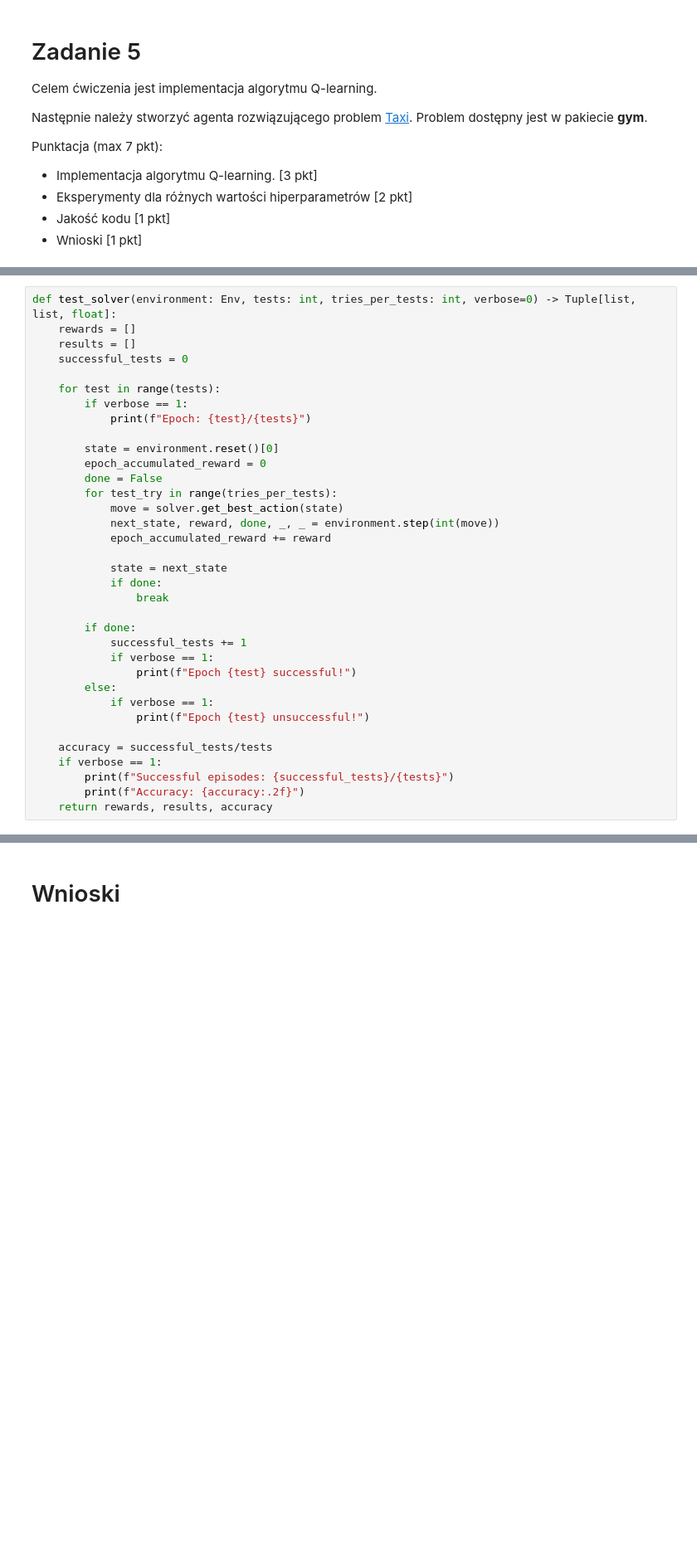
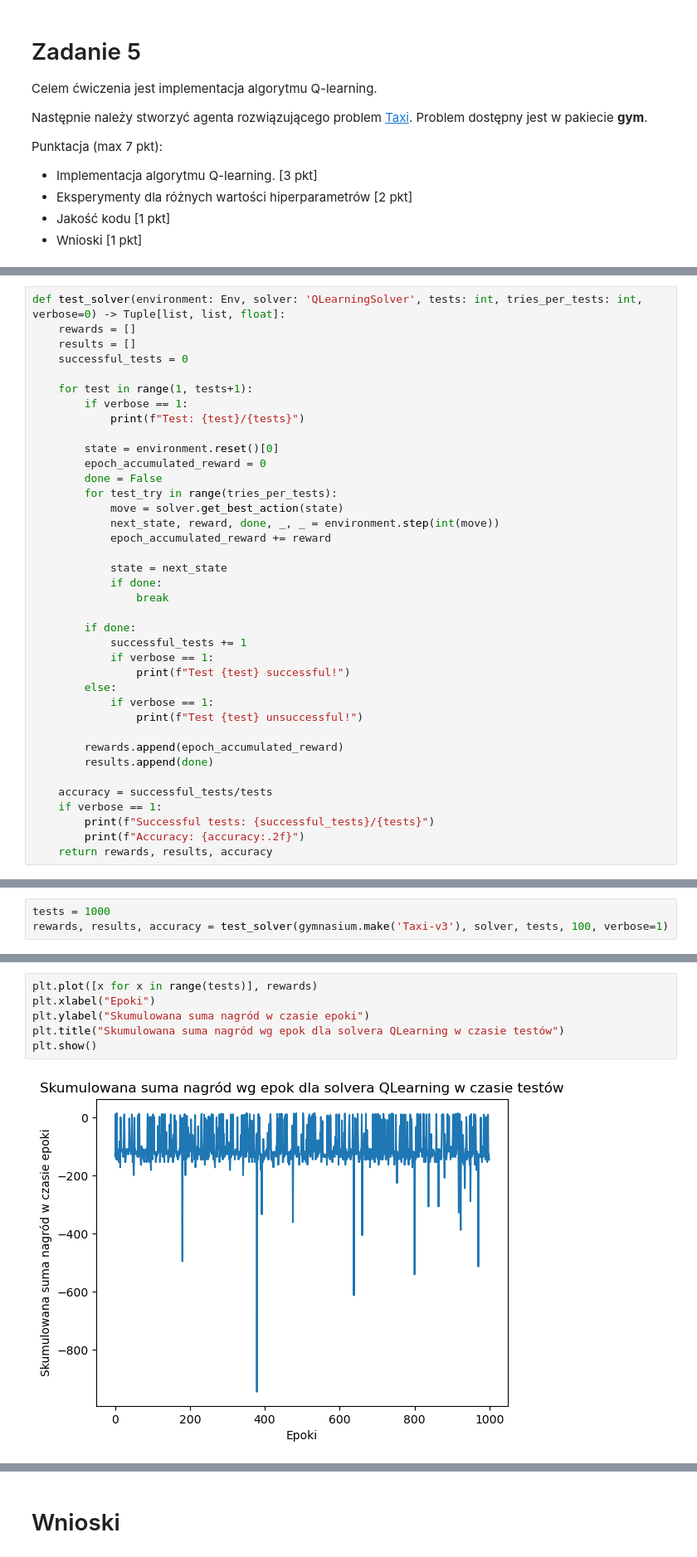
Before and after one commit to VisteK528/WSI, a Jupyter notebook: Exercise5/zad5.ipynb, the cells around one changed output, grey strips where cells are left out. Shown at 83% size. Saved outputs shown, nothing was run; the diff lists cells and outputs as text; blank space fills up the shorter version.

```diff
--- a/Exercise5/zad5.ipynb
+++ b/Exercise5/zad5.ipynb
@@ -113,14 +119,14 @@ def train(environment: Env, epochs: int, steps_per_epoch: int,
 
     return solver, rewards, results
 # %%
-def test_solver(environment: Env, tests: int, tries_per_tests: int, verbose=0) -> Tuple[list, list, float]:
+def test_solver(environment: Env, solver: 'QLearningSolver', tests: int, tries_per_tests: int, verbose=0) -> Tuple[list, list, float]:
     rewards = []
     results = []
     successful_tests = 0
 
-    for test in range(tests):
+    for test in range(1, tests+1):
         if verbose == 1:
-            print(f"Epoch: {test}/{tests}")
+            print(f"Test: {test}/{tests}")
 
         state = environment.reset()[0]
         epoch_accumulated_reward = 0
@@ -137,13 +143,16 @@ def test_solver(environment: Env, tests: int, tries_per_tests: int, verbose=0) -
         if done:
             successful_tests += 1
             if verbose == 1:
-                print(f"Epoch {test} successful!")
+                print(f"Test {test} successful!")
         else:
             if verbose == 1:
-                print(f"Epoch {test} unsuccessful!")
+                print(f"Test {test} unsuccessful!")
+
+        rewards.append(epoch_accumulated_reward)
+        results.append(done)
 
     accuracy = successful_tests/tests
     if verbose == 1:
-        print(f"Successful episodes: {successful_tests}/{tests}")
+        print(f"Successful tests: {successful_tests}/{tests}")
         print(f"Accuracy: {accuracy:.2f}")
     return rewards, results, accuracy
@@ -176,0 +204,3 @@ plt.plot([x for x in range(train_epochs)], rewards)
+# %%
+tests = 1000
+rewards, results, accuracy = test_solver(gymnasium.make('Taxi-v3'), solver, tests, 100, verbose=1)
@@ -176,0 +225,8 @@ plt.plot([x for x in range(train_epochs)], rewards)
+# %%
+plt.plot([x for x in range(tests)], rewards)
+plt.xlabel("Epoki")
+plt.ylabel("Skumulowana suma nagród w czasie epoki")
+plt.title("Skumulowana suma nagród wg epok dla solvera QLearning w czasie testów")
+plt.show()
+# %% [output]
+[figure, added]
```
Also changed, not shown: parts of 26 cells of this notebook.
